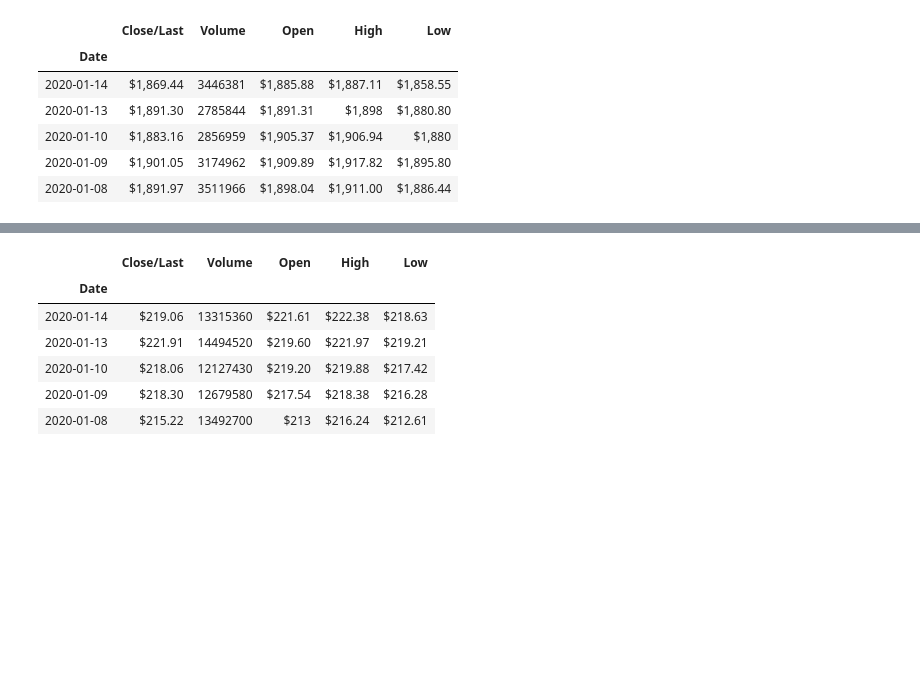
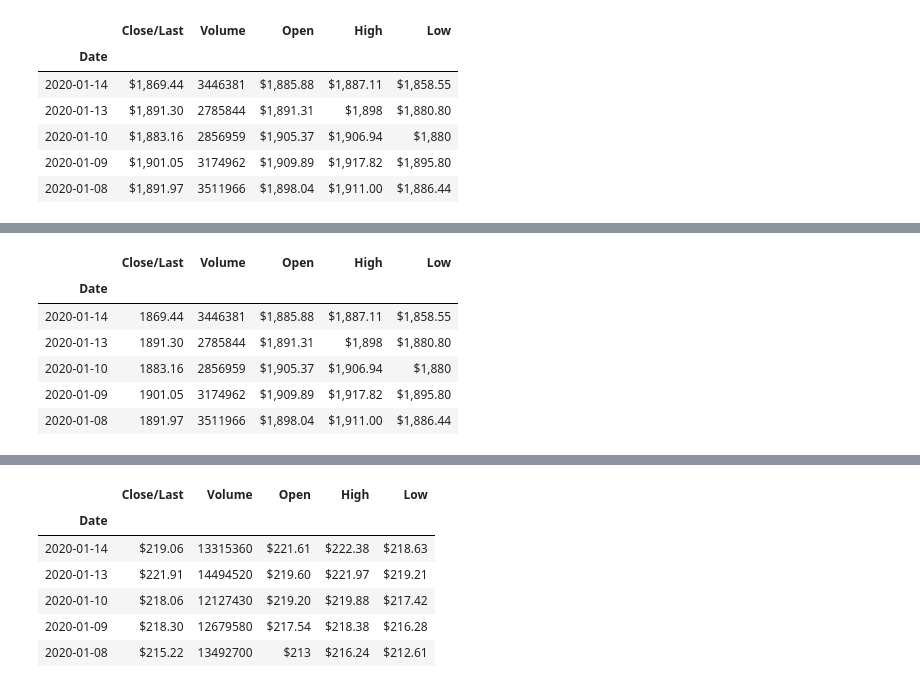
Before and after one commit to sselvakularanjan/Pandas-Homework, a Jupyter notebook: A Whale Off the Port(folio).ipynb, the cells around one changed output, grey strips where cells are left out. Saved outputs shown, nothing was run; the diff lists cells and outputs as text; code cells hidden in the pictures; blank space fills up the shorter version.

```diff
--- a/A Whale Off the Port(folio).ipynb
+++ b/A Whale Off the Port(folio).ipynb
@@ -320,0 +332,11 @@ amazon_df.head()
+# %%
+amazon_df[' Close/Last'] = amazon_df[' Close/Last'].str.replace(',', '')
+amazon_df.head()
+# %% [output]
+|  | Close/Last | Volume | Open | High | Low |
+| Date |  |  |  |  |  |
+| 2020-01-14 | 1869.44 | 3446381 | $1,885.88 | $1,887.11 | $1,858.55 |
+| 2020-01-13 | 1891.30 | 2785844 | $1,891.31 | $1,898 | $1,880.80 |
+| 2020-01-10 | 1883.16 | 2856959 | $1,905.37 | $1,906.94 | $1,880 |
+| 2020-01-09 | 1901.05 | 3174962 | $1,909.89 | $1,917.82 | $1,895.80 |
+| 2020-01-08 | 1891.97 | 3511966 | $1,898.04 | $1,911.00 | $1,886.44 |
```
Also changed, not shown: parts of 16 cells of this notebook.
